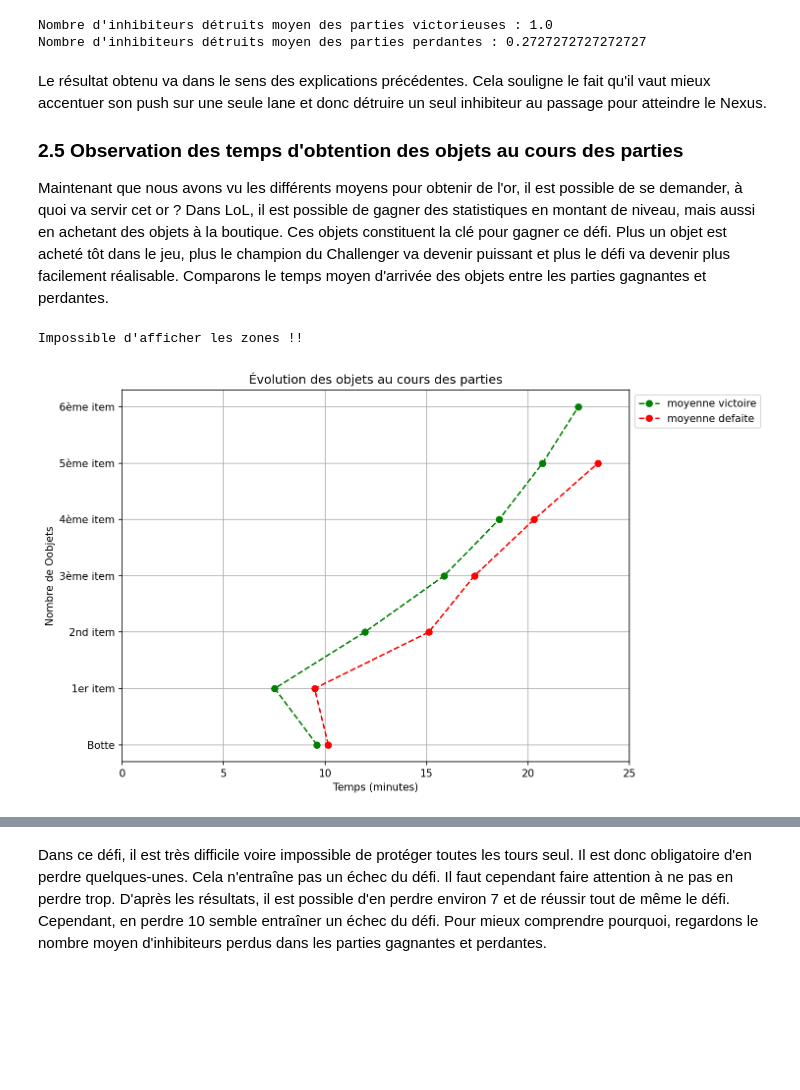
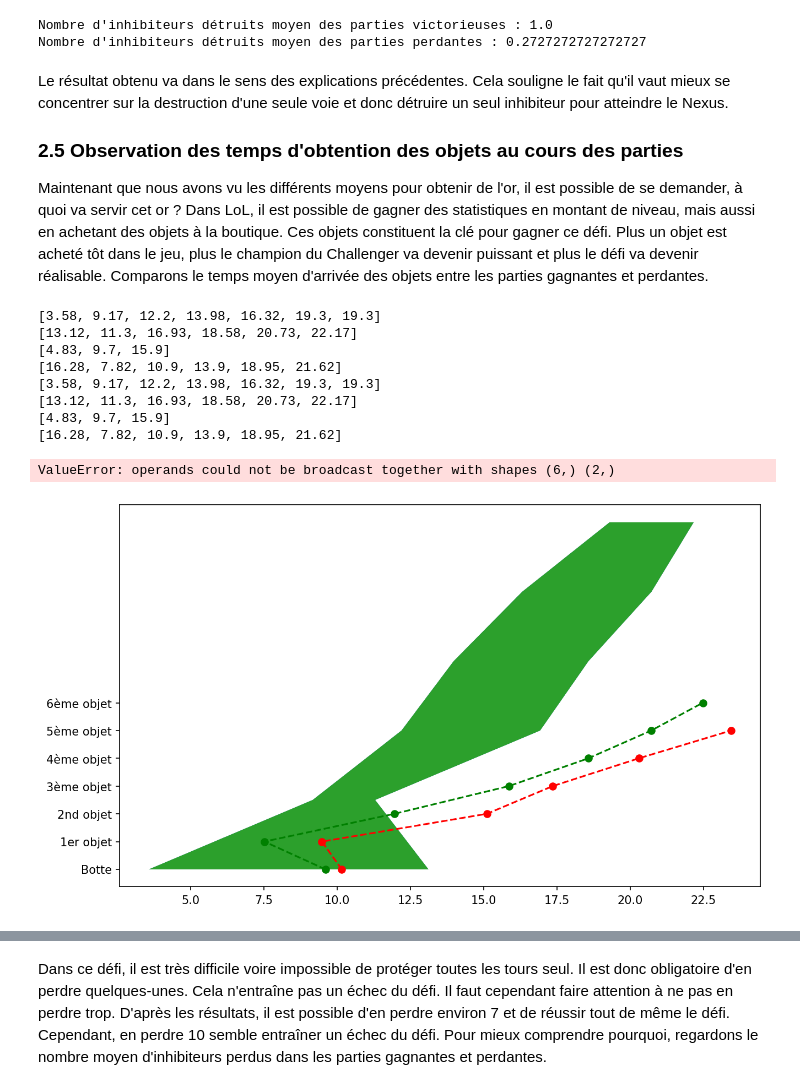
Before and after one commit to thibaut-ceci/5B1C, a Jupyter notebook: 5B1C.ipynb, the cells around one changed output, grey strips where cells are left out. Drawn from its saved outputs; the diff is of its cells as text; code cells hidden in the pictures; blank space fills up the shorter version.

```diff
--- a/5B1C.ipynb
+++ b/5B1C.ipynb
@@ -50,5 +53,5 @@ defaite = pd.read_csv("donnees/defaite.csv")
 
 ## Transformer en liste Python les ensembles de données dans les colonnes des catalogues
 list_columns = ["Temps numérique", "Temps numérique objets", "Kill", "Mort", "CS", "Temps objets", "Objets"]
-victoire, defaite = lib.repair_list_in_df(victoire, defaite, list_columns)
+victoire, defaite = lib.repair_df(victoire, defaite, list_columns)
 # %% [markdown]
@@ -176,13 +179,21 @@ print("Nombre d'inhibiteurs détruits moyen des parties perdantes :", defaite["N
 Nombre d'inhibiteurs détruits moyen des parties victorieuses : 1.0
 Nombre d'inhibiteurs détruits moyen des parties perdantes : 0.2727272727272727
 # %% [markdown]
-Le résultat obtenu va dans le sens des explications précédentes. Cela souligne le fait qu'il vaut mieux accentuer son push sur une seule lane et donc détruire un seul inhibiteur au passage pour atteindre le Nexus.
+Le résultat obtenu va dans le sens des explications précédentes. Cela souligne le fait qu'il vaut mieux se concentrer sur la destruction d'une seule voie et donc détruire un seul inhibiteur pour atteindre le Nexus.
 
 ### 2.5 Observation des temps d'obtention des objets au cours des parties
 
-Maintenant que nous avons vu les différents moyens pour obtenir de l'or, il est possible de se demander, à quoi va servir cet or ? Dans LoL, il est possible de gagner des statistiques en montant de niveau, mais aussi en achetant des objets à la boutique. Ces objets constituent la clé pour gagner ce défi. Plus un objet est acheté tôt dans le jeu, plus le champion du Challenger va devenir puissant et plus le défi va devenir plus facilement réalisable. Comparons le temps moyen d'arrivée des objets entre les parties gagnantes et perdantes.
+Maintenant que nous avons vu les différents moyens pour obtenir de l'or, il est possible de se demander, à quoi va servir cet or ? Dans LoL, il est possible de gagner des statistiques en montant de niveau, mais aussi en achetant des objets à la boutique. Ces objets constituent la clé pour gagner ce défi. Plus un objet est acheté tôt dans le jeu, plus le champion du Challenger va devenir puissant et plus le défi va devenir réalisable. Comparons le temps moyen d'arrivée des objets entre les parties gagnantes et perdantes.
 # %%
-df_with_mean_y_vict = lib.plot_colonnes(victoire, defaite, "Temps numérique objets", "Objets", 'Nombre de Oobjets', 'Évolution des objets au cours des parties', plot_games = False,  plot_xlim = True)
+df_with_mean_y_vict = lib.plot_colonnes(victoire, defaite, "Temps numérique objets", "Objets", 'Nombre d\'objets', 'Temps d\'obtention des objets au cours des parties', remove_column_with_one_value_bool = False, plot_games = False,  plot_xlim = True)
 # %% [output]
-Impossible d'afficher les zones !!
+[3.58, 9.17, 12.2, 13.98, 16.32, 19.3, 19.3]
+[13.12, 11.3, 16.93, 18.58, 20.73, 22.17]
+[4.83, 9.7, 15.9]
+[16.28, 7.82, 10.9, 13.9, 18.95, 21.62]
+[3.58, 9.17, 12.2, 13.98, 16.32, 19.3, 19.3]
+[13.12, 11.3, 16.93, 18.58, 20.73, 22.17]
+[4.83, 9.7, 15.9]
+[16.28, 7.82, 10.9, 13.9, 18.95, 21.62]
+ValueError: operands could not be broadcast together with shapes (6,) (2,)
-[figure, old version]
+[figure, new version]
```
Also changed, not shown: parts of 34 cells of this notebook, 1 other file.
